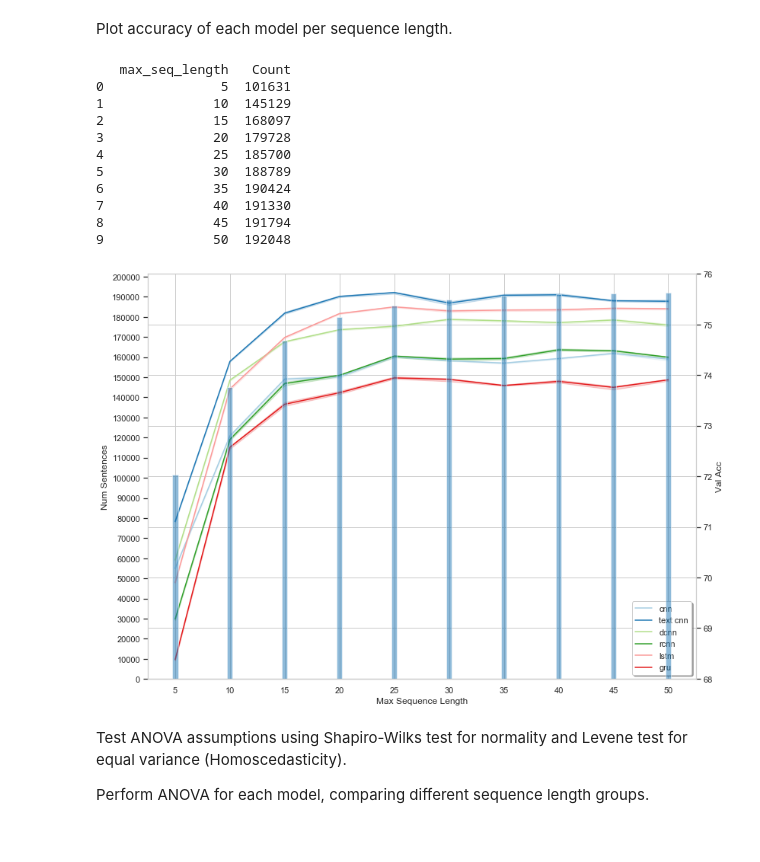
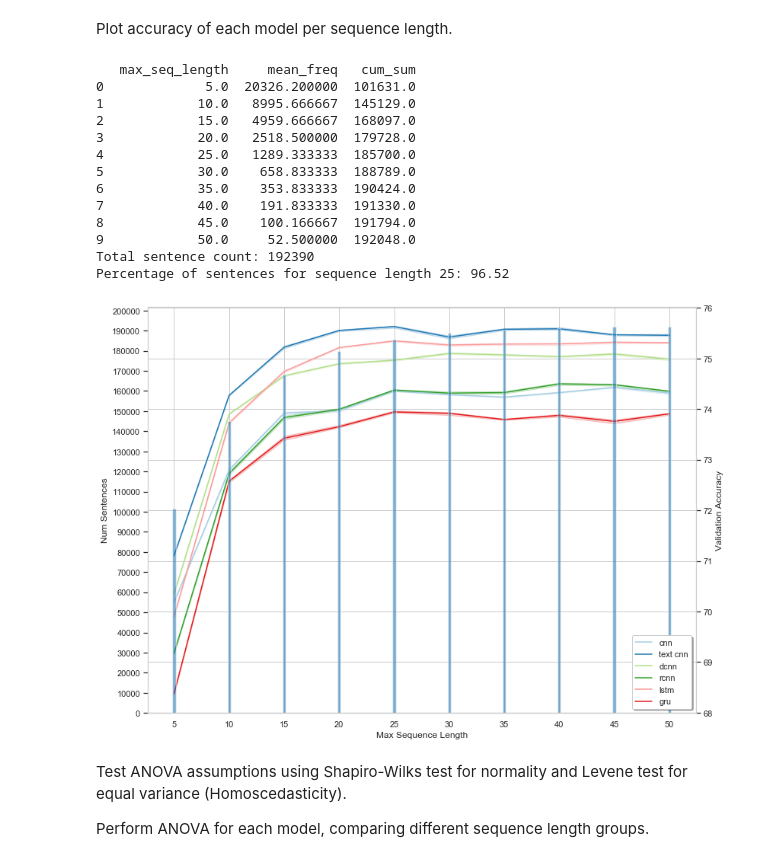
Before and after one commit to NathanDuran/Sentence-Encoding-for-DA-Classification, a Jupyter notebook: data_processing/swda_results.ipynb, the cells around one changed output. Saved outputs shown, nothing was run; the diff lists cells and outputs as text; code cells hidden in the pictures.

```diff
--- a/data_processing/swda_results.ipynb
+++ b/data_processing/swda_results.ipynb
@@ -363,60 +380,59 @@ Best test accuracy in mean data:
 # %% [markdown]
 Plot accuracy of each model per sequence length.
 # %%
-# TODO remove test data
-# Get test and validation accuracy for each model
-# seq_acc_data = seq_data.drop(seq_data.columns.difference(['model_name', exp_param, 'val_acc', 'test_acc']), axis=1)
-# seq_acc_data = seq_acc_data.rename(columns={'val_acc': 'Val Acc', 'test_acc': 'Test Acc'})
-# seq_acc_data = seq_acc_data.melt(id_vars=['model_name', exp_param])
-#
-# g, fig = plot_relplot(seq_acc_data, x=exp_param, y='value', hue='model_name', col='variable', kind='line', ci='sd',
-#                       title='', y_label='Accuracy', x_label='Sequence Length',  share_x=False, share_y=False, num_col=1,
-#                       legend_loc='lower right', num_legend_col=4, colour='Paired')
-# g.savefig(os.path.join(task_name, exp_param ,exp_param + '_accuracy.png'))
-
 # Get text data from training set and count sequence lengths
 sentences = [line.split('|')[1] for line in text_data]
 sent_lengths = [len(sent.split(' ')) for sent in sentences]
 sent_lengths = collections.Counter(sent_lengths)
 sent_lengths = pd.DataFrame.from_dict(dict(sorted(sent_lengths.items())), orient='index')
 
-# Bin into same values as experiment
+# Get word sentence lengths and bin/sum into same values as experiment
+sents_frame = pd.DataFrame(columns=['max_seq_length', 'mean_freq', 'cum_sum'])
 ind_start, ind_end = 0, 5
-freq_dict = dict()
 for i in range(10):
-    # freq_dict[ind_end] = sent_lengths.loc[ind_start:ind_end].sum()
-    freq_dict[ind_end] = sent_lengths.loc[0:ind_end].sum() # Cumulative sum
+    sents_frame = sents_frame.append({'max_seq_length': ind_end,
+                        'mean_freq': float(sent_lengths.loc[ind_start:ind_end].mean()), # Binning
+                        'cum_sum': float(sent_lengths.loc[0:ind_end].sum())}, # Cumulative summing
+                       ignore_index=True)
     ind_start += 5
     ind_end += 5
-sent_lengths = pd.DataFrame.from_dict(freq_dict, orient='index')
-sent_lengths.reset_index(level=0, inplace=True)
-sent_lengths.rename(columns={'index': 'max_seq_length', 0: 'Count'}, inplace=True)
-print(sent_lengths)
+print(sents_frame)
+
+# Calculate percentage of sentences up to specified max length
+seq_len = 25
+total_sent = int(sent_lengths.sum())
+sent_cum_sum = float(sents_frame.loc[(sents_frame['max_seq_length'] == seq_len)]['cum_sum'])
+perc_of_total = (100 / total_sent) * sent_cum_sum
+print("Total sentence count: " + str(total_sent))
+print("Percentage of sentences for sequence length " + str(seq_len) + ": " + str(round(perc_of_total, 2)))
 
 # Get experiment validation accuracy data for each model
 seq_acc_data = seq_data.drop(seq_data.columns.difference(['model_name', exp_param, 'val_acc']), axis=1)
 seq_acc_data = seq_acc_data.rename(columns={'val_acc': 'Val Acc'})
 seq_acc_data = seq_acc_data.melt(id_vars=['model_name', exp_param])
 
 # Plot line/bar chart
-fig = plot_line_bar_chart(seq_acc_data, sent_lengths, x=exp_param, y='value', hue='model_name',
-                          title='', y_label='Val Acc', x_label='Max Sequence Length', colour='Paired',
-                          bar_x=exp_param, bar_y='Count', bar_axis_step=10000, bar_axis_range=None, bar_width=0.5,
-                          bar_y_label='Num Sentences', bar_alpha=0.5, bar_color='tab:blue', legend_loc='lower right', num_legend_col=1)
+fig = plot_line_bar_chart(seq_acc_data, sents_frame, x=exp_param, y='value', hue='model_name',
+                          title='', y_label='Validation Accuracy', x_label='Max Sequence Length', colour='Paired',
+                          bar_x=exp_param, bar_y='cum_sum', bar_axis_step=10000, bar_axis_range=None, bar_width=0.3,
+                          bar_y_label='Num Sentences', bar_alpha=0.5, bar_color='tab:blue',
+                          legend_loc='lower right', num_legend_col=1)
 fig.savefig(os.path.join(task_name, exp_param, exp_param + '_accuracy.png'))
 # %% [output]
-   max_seq_length   Count
-0               5  101631
-1              10  145129
-2              15  168097
-3              20  179728
-4              25  185700
-5              30  188789
-6              35  190424
-7              40  191330
-8              45  191794
-9              50  192048
+   max_seq_length     mean_freq   cum_sum
+0             5.0  20326.200000  101631.0
+1            10.0   8995.666667  145129.0
+2            15.0   4959.666667  168097.0
+3            20.0   2518.500000  179728.0
+4            25.0   1289.333333  185700.0
+5            30.0    658.833333  188789.0
+6            35.0    353.833333  190424.0
+7            40.0    191.833333  191330.0
+8            45.0    100.166667  191794.0
+9            50.0     52.500000  192048.0
+Total sentence count: 192390
+Percentage of sentences for sequence length 25: 96.52
-[figure, old version]
+[figure, new version]
 # %% [markdown]
 Test ANOVA assumptions using Shapiro-Wilks test for normality and Levene test for equal variance (Homoscedasticity).
 
```
Also changed, not shown: parts of 30 cells of this notebook, 9 other files.
